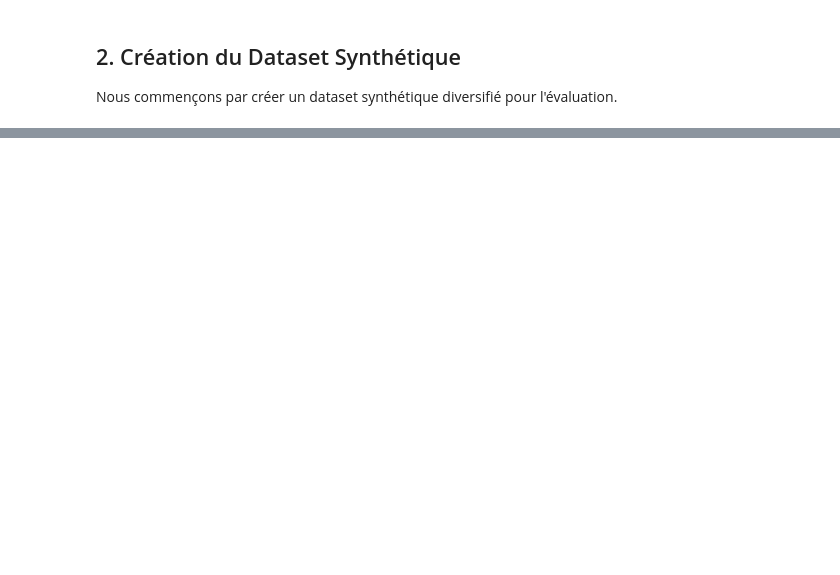
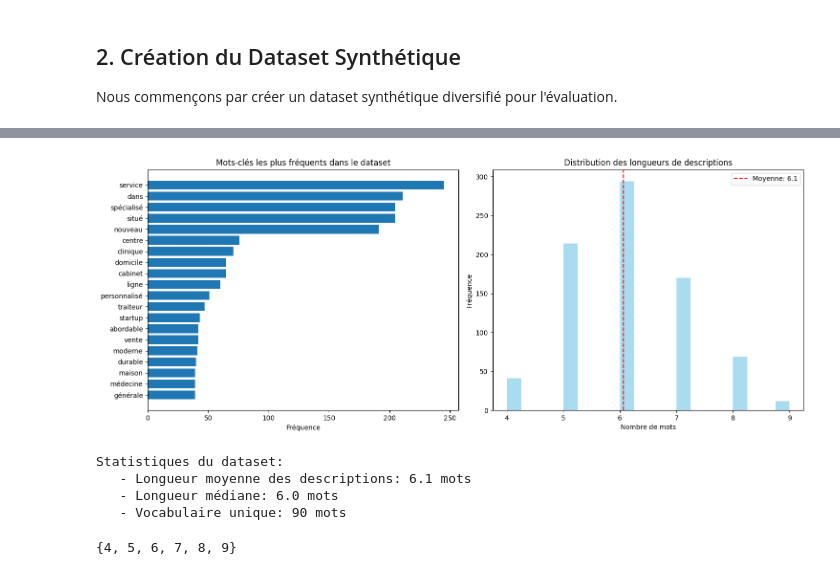
Before and after one commit to djibrilIbnSaid/domainGenarator, a Jupyter notebook: notebooks/experimentation.ipynb, the cells around one changed output, grey strips where cells are left out. Drawn from its saved outputs; the diff is of its cells as text; code cells hidden in the pictures; blank space fills up the shorter version.

Commit message:
docs: visualisation du dataset

```diff
--- a/notebooks/experimentation.ipynb
+++ b/notebooks/experimentation.ipynb
@@ -69,0 +73,47 @@ Exemples de descriptions générées:
+# %%
+# Analyser les mots-clés les plus fréquents
+tous_mots = []
+for desc in descriptions:
+    mots = desc.lower().split()
+    tous_mots.extend([mot for mot in mots if len(mot) > 3])
+
+mots_frequents = collections.Counter(tous_mots).most_common(20)
+
+# Créer une visualisation
+fig, (ax1, ax2) = plt.subplots(1, 2, figsize=(15, 6))
+
+# Graphique des mots les plus fréquents
+mots, freq = zip(*mots_frequents)
+ax1.barh(range(len(mots)), freq)
+ax1.set_yticks(range(len(mots)))
+ax1.set_yticklabels(mots)
+ax1.set_xlabel('Fréquence')
+ax1.set_title('Mots-clés les plus fréquents dans le dataset')
+ax1.invert_yaxis()
+
+# Distribution des longueurs de descriptions
+longueurs = [len(desc.split()) for desc in descriptions]
+ax2.hist(longueurs, bins=20, alpha=0.7, color='skyblue')
+ax2.set_xlabel('Nombre de mots')
+ax2.set_ylabel('Fréquence')
+ax2.set_title('Distribution des longueurs de descriptions')
+ax2.axvline(np.mean(longueurs), color='red', linestyle='--', label=f'Moyenne: {np.mean(longueurs):.1f}')
+ax2.legend()
+
+plt.tight_layout()
+plt.show()
+
+print(f"Statistiques du dataset:")
+print(f"   - Longueur moyenne des descriptions: {np.mean(longueurs):.1f} mots")
+print(f"   - Longueur médiane: {np.median(longueurs):.1f} mots")
+print(f"   - Vocabulaire unique: {len(set(tous_mots))} mots")
+# %% [output]
+[figure, added]
+Statistiques du dataset:
+   - Longueur moyenne des descriptions: 6.1 mots
+   - Longueur médiane: 6.0 mots
+   - Vocabulaire unique: 90 mots
+# %%
+set(longueurs)
+# %% [output]
+{4, 5, 6, 7, 8, 9}
```
Also changed, not shown: parts of 2 cells of this notebook, 1 other file.
